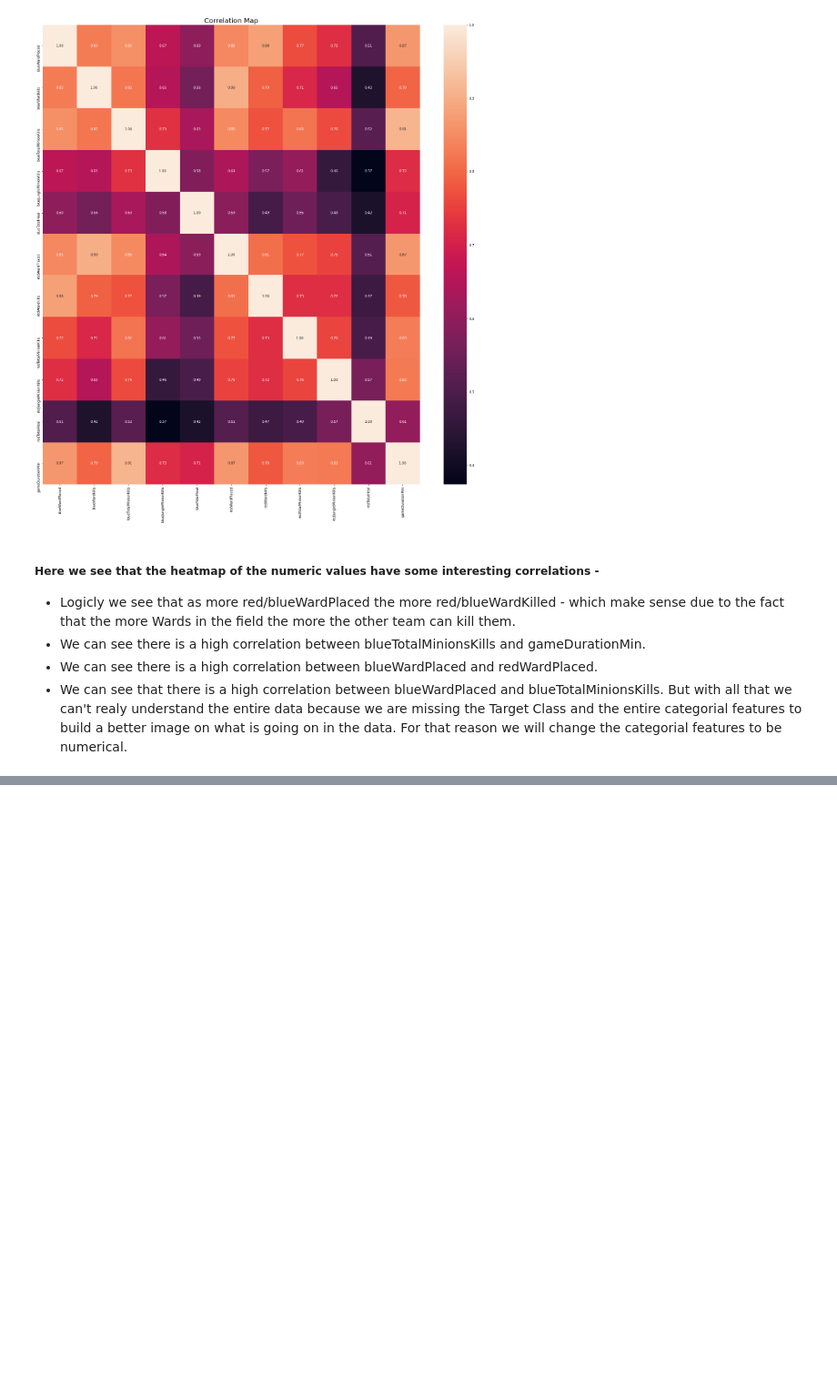
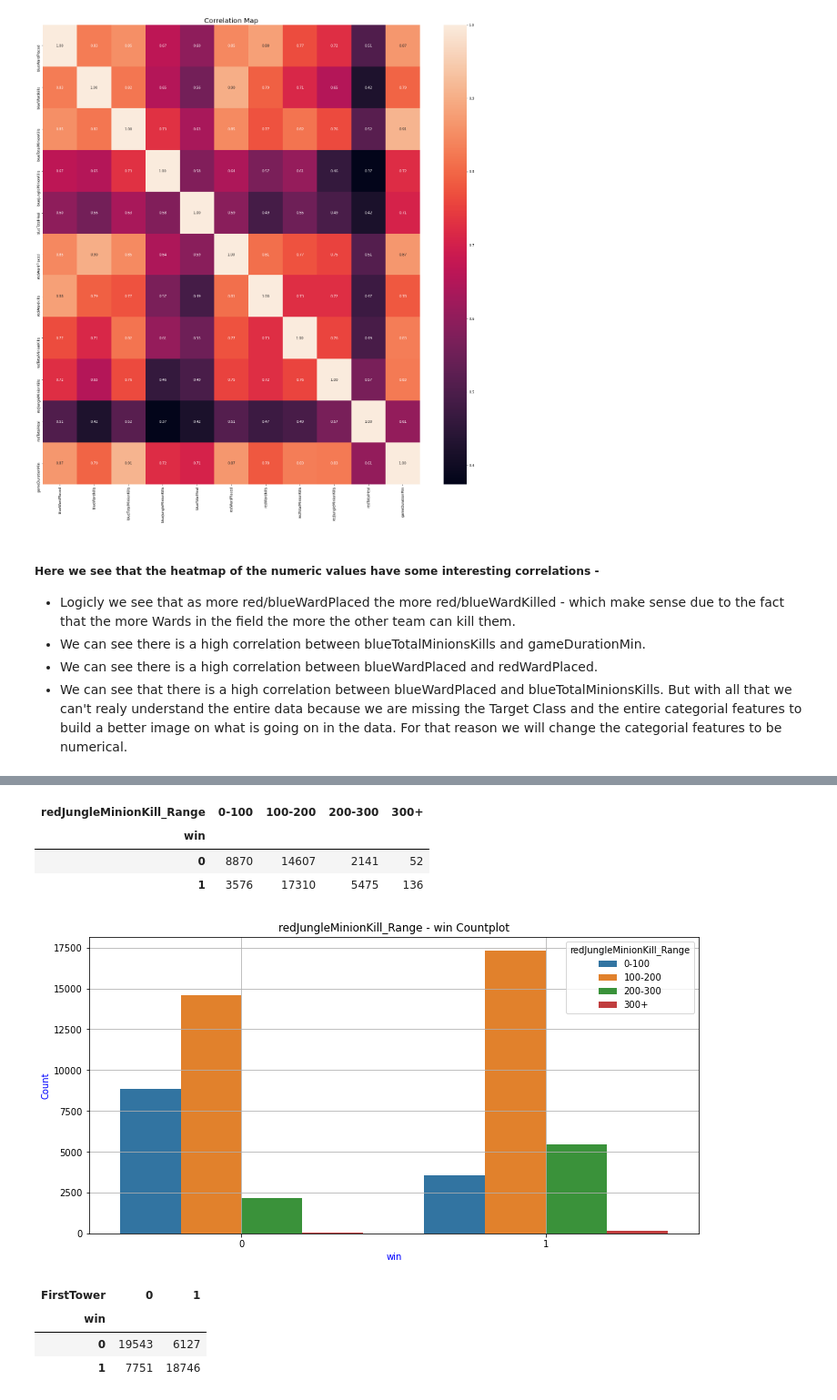
Before and after one commit to yalisofer94/Python-lol-prediction, a Jupyter notebook: lol_analysis1.ipynb, the cells around one changed output, grey strips where cells are left out. Shown at 91% size. Saved outputs shown, nothing was run; the diff lists cells and outputs as text; code cells hidden in the pictures; blank space fills up the shorter version.

```diff
--- a/lol_analysis1.ipynb
+++ b/lol_analysis1.ipynb
@@ -343,0 +371,3 @@ For that reason we will change the categorial features to be numerical.
+# %%
+df_clean['redJungleMinionKill_Range'] = np.where(df_clean.redJungleMinionKills>=300, '300+', np.where(df_clean.redJungleMinionKills>=200, '200-300', np.where(df_clean.redJungleMinionKills>=100, '100-200', np.where(df_clean.redJungleMinionKills>=0, '0-100', '-0'))))
+df_clean.head()
@@ -343,0 +381,26 @@ For that reason we will change the categorial features to be numerical.
+# %%
+ax1 = df_clean.groupby(['win'])['redJungleMinionKill_Range'].value_counts().unstack()
+ax1
+# %% [output]
+| redJungleMinionKill_Range | 0-100 | 100-200 | 200-300 | 300+ |
+| win |  |  |  |  |
+| 0 | 8870 | 14607 | 2141 | 52 |
+| 1 | 3576 | 17310 | 5475 | 136 |
+# %%
+plt.figure(figsize=(12,6))
+sns.countplot(x='win', hue='redJungleMinionKill_Range', hue_order=['0-100', '100-200','200-300','300+'], data=df_clean)
+plt.title('redJungleMinionKill_Range - win Countplot')
+plt.ylabel('Count', color='blue')
+plt.xlabel('win', color='blue')
+plt.grid(True)
+plt.show()
+# %% [output]
+[figure, added]
+# %%
+ax2 = df_clean.groupby(['win'])['FirstTower'].value_counts().unstack()
+ax2
+# %% [output]
+| FirstTower | 0 | 1 |
+| win |  |  |
+| 0 | 19543 | 6127 |
+| 1 | 7751 | 18746 |
```
Also changed, not shown: parts of 24 cells of this notebook, 1 other file.
